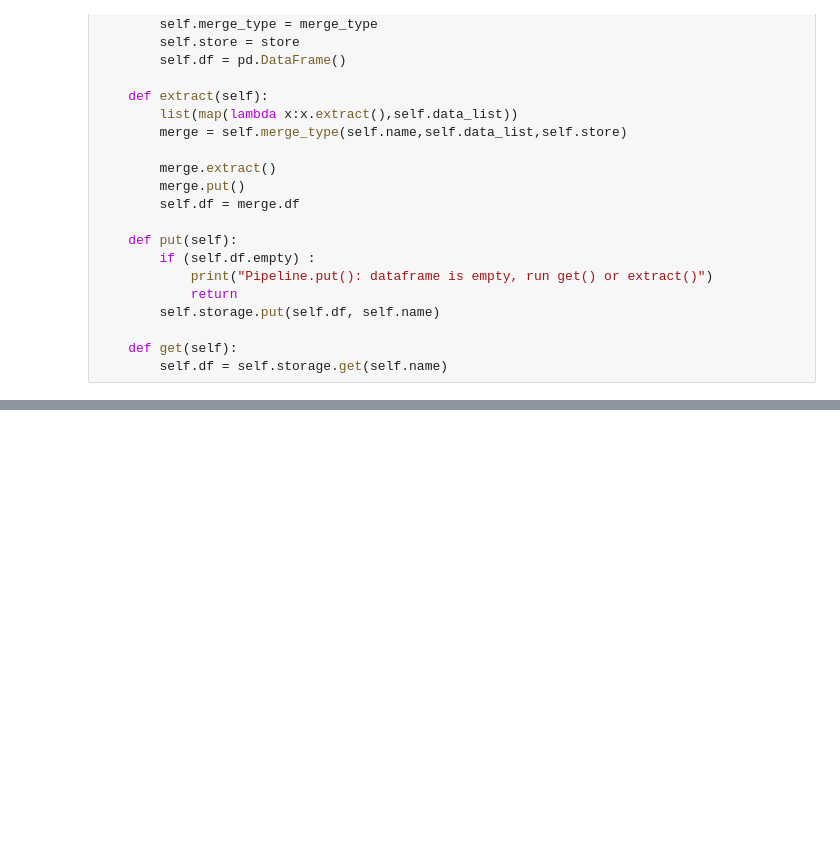
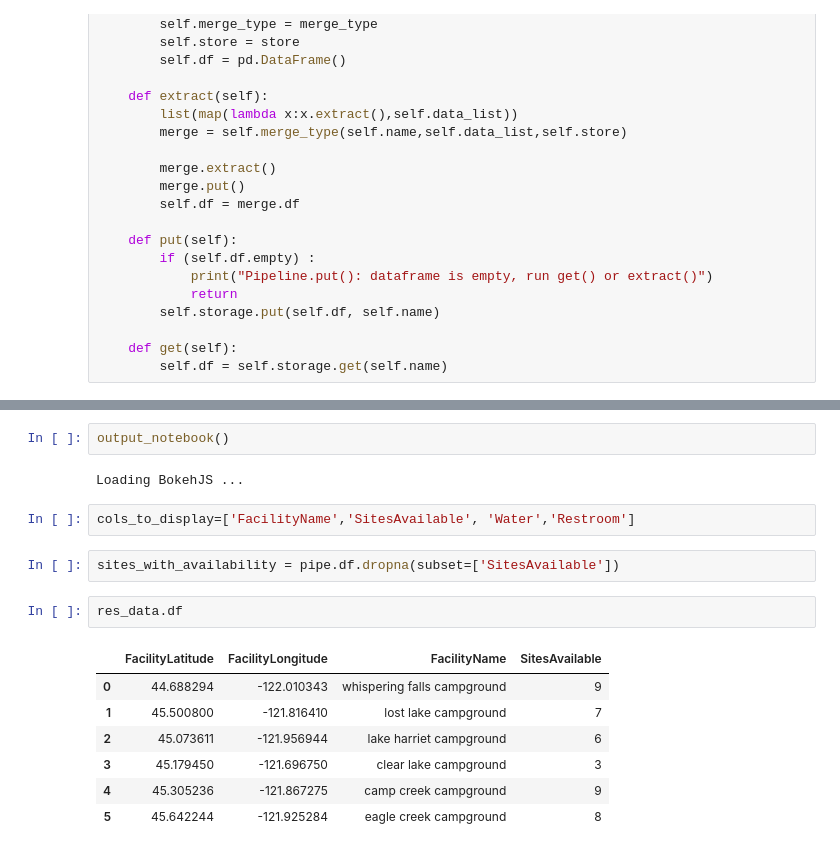
Before and after one commit to gizm00/pycon2016, a Jupyter notebook: notebooks/Lab 8 - The One Pipeline.ipynb, the cells around one changed output, grey strips where cells are left out. Drawn from its saved outputs; the diff is of its cells as text; blank space fills up the shorter version.

```diff
--- a/notebooks/Lab 8 - The One Pipeline.ipynb
+++ b/notebooks/Lab 8 - The One Pipeline.ipynb
@@ -43,0 +108,18 @@ pipe = Pipeline('pipeline', [1,2], DistanceMergeData, 1)
+# %%
+output_notebook()
+# %% [output]
+Loading BokehJS ...
+# %%
+cols_to_display=['FacilityName','SitesAvailable', 'Water','Restroom']
+# %%
+sites_with_availability = pipe.df.dropna(subset=['SitesAvailable'])
+# %%
+res_data.df
+# %% [output]
+|  | FacilityLatitude | FacilityLongitude | FacilityName | SitesAvailable |
+| 0 | 44.688294 | -122.010343 | whispering falls campground | 9 |
+| 1 | 45.500800 | -121.816410 | lost lake campground | 7 |
+| 2 | 45.073611 | -121.956944 | lake harriet campground | 6 |
+| 3 | 45.179450 | -121.696750 | clear lake campground | 3 |
+| 4 | 45.305236 | -121.867275 | camp creek campground | 9 |
+| 5 | 45.642244 | -121.925284 | eagle creek campground | 8 |
```
Also changed, not shown: parts of 11 cells of this notebook, 4 other files.
